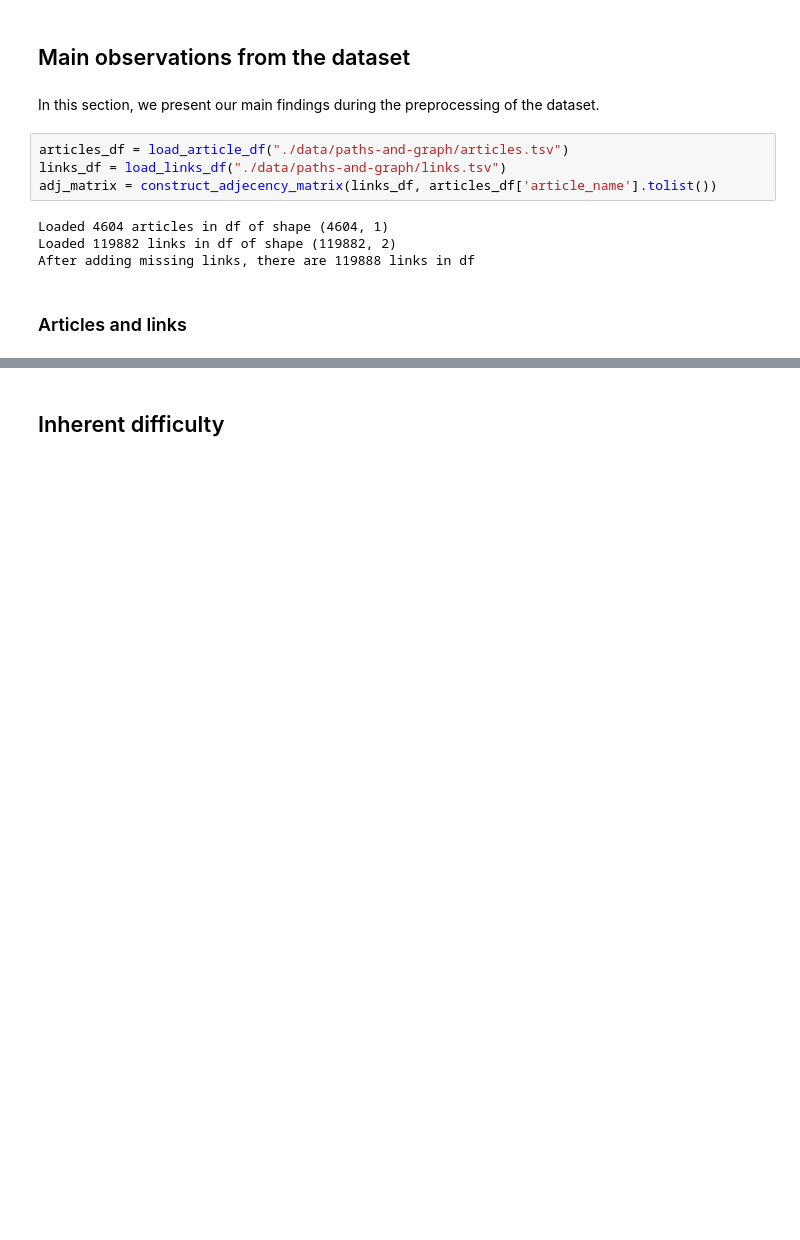
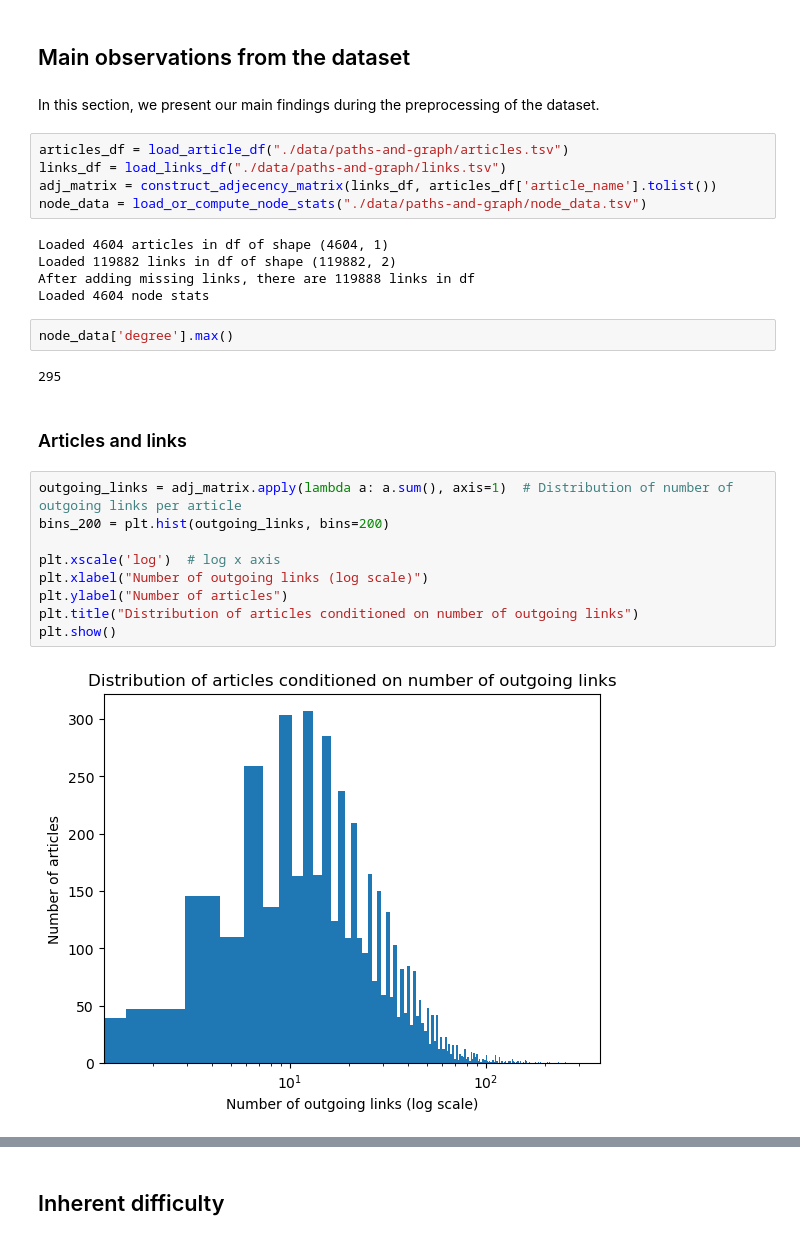
Before and after one commit to epfl-ada/ada-2024-project-outliars, a Jupyter notebook: results.ipynb, the cells around one changed output, grey strips where cells are left out. Saved outputs shown, nothing was run; the diff lists cells and outputs as text; blank space fills up the shorter version.

```diff
--- a/results.ipynb
+++ b/results.ipynb
@@ -37,9 +45,26 @@ In this section, we present our main findings during the preprocessing of the da
 articles_df = load_article_df("./data/paths-and-graph/articles.tsv")
 links_df = load_links_df("./data/paths-and-graph/links.tsv")
 adj_matrix = construct_adjecency_matrix(links_df, articles_df['article_name'].tolist())
+node_data = load_or_compute_node_stats("./data/paths-and-graph/node_data.tsv")
 # %% [output]
 Loaded 4604 articles in df of shape (4604, 1)
 Loaded 119882 links in df of shape (119882, 2)
 After adding missing links, there are 119888 links in df
+Loaded 4604 node stats
+# %%
+node_data['degree'].max()
+# %% [output]
+295
 # %% [markdown]
 ### Articles and links
+# %%
+outgoing_links = adj_matrix.apply(lambda a: a.sum(), axis=1)  # Distribution of number of outgoing links per article
+bins_200 = plt.hist(outgoing_links, bins=200)
+
+plt.xscale('log')  # log x axis
+plt.xlabel("Number of outgoing links (log scale)")
+plt.ylabel("Number of articles")
+plt.title("Distribution of articles conditioned on number of outgoing links")
+plt.show()
+# %% [output]
+[figure, added]
```
Also changed, not shown: parts of 38 cells of this notebook, 3 other files.
